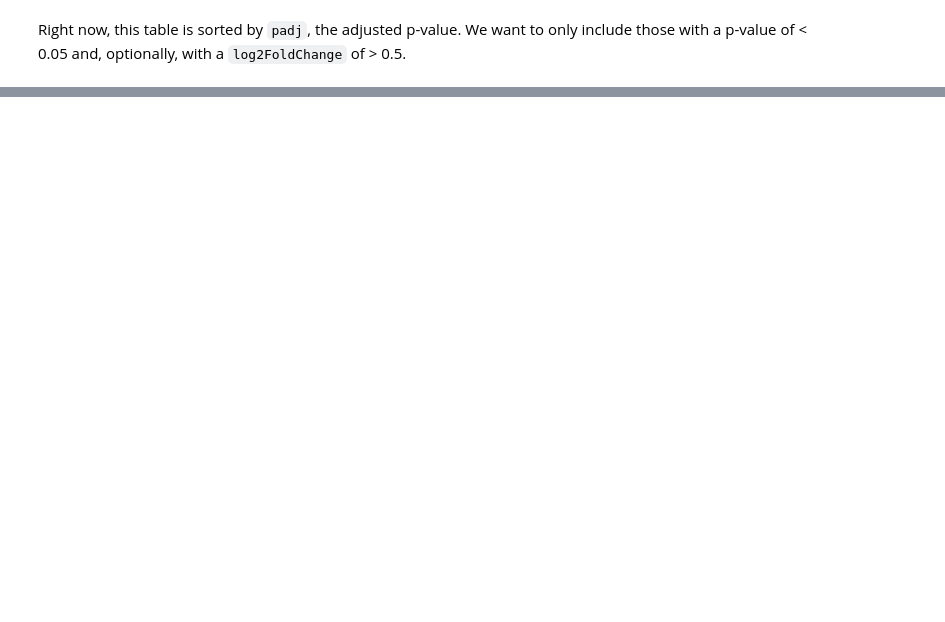
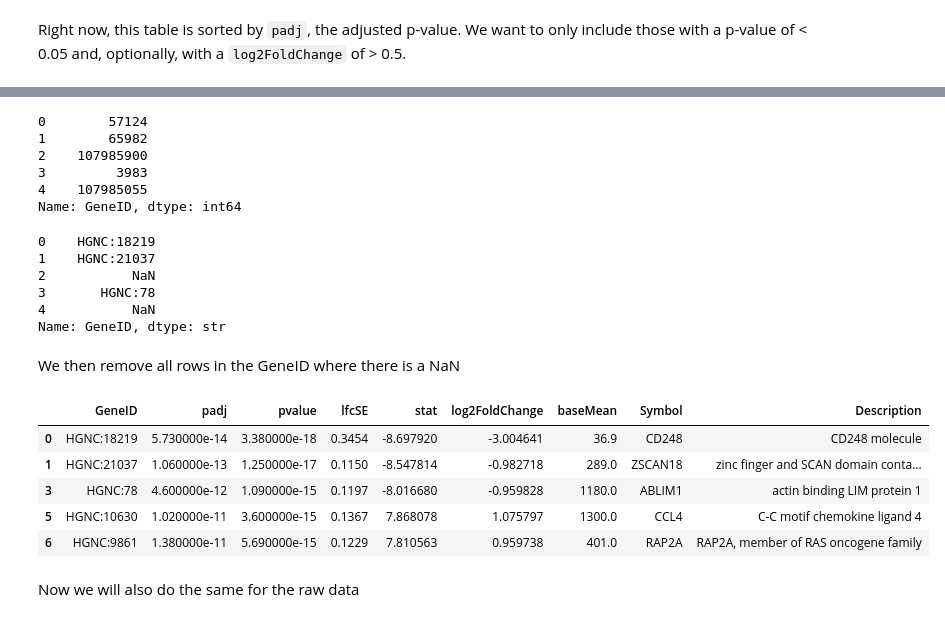
Before and after one commit to DavidosRB/Python-DiCE, a Jupyter notebook: notebooks/example_workflow.ipynb, the cells around one changed output, grey strips where cells are left out. Cells and saved outputs as stored; diff of their text form; code cells hidden in the pictures; blank space fills up the shorter version.

Commit message:
Added mapping of data to HGNC gene IDs to filter raw data using DEA results

```diff
--- a/notebooks/example_workflow.ipynb
+++ b/notebooks/example_workflow.ipynb
@@ -136,29 +139,4 @@ dea_results.head()
 | 4 | 107985055 | 9.270000e-12 | 2.730000e-15 | 0.2245 | 7.902486 | 1.774105 | 23.1 | LOC107985055 | uncharacterized LOC107985055 |
 # %% [markdown]
 Right now, this table is sorted by `padj`, the adjusted p-value. We want to only include those with a p-value of < 0.05 and, optionally, with a `log2FoldChange` of > 0.5.
-# %%
-from typing import Optional
-
-def filter_dea_table(dea_df: pd.DataFrame, pval_threshold: float = 0.05, fc_threshold: Optional[float] = None) -> pd.DataFrame:
-    """Filter a DEA table that is a result of a GEO2R analysis with the given p-value and Fold Change thresholds
-
-    Parameters
-    ----------
-    dea_df : pd.DataFrame
-        The resulting DEA table from the GEO2R analysis, in a Dataframe format
-    pval_threshold : float
-        The threshold for the adjusted p-value - will not keep genes with padj ABOVE this given threshold
-    fc_threshold : float
-        The threshold for the log2FoldChange - will not keep genes with log2FC BELOW this given threshold
-
-    Returns
-    -------
-    pd.DataFrame
-        the resulting filtered DataFrame
-    """
-    dea_df = dea_df[dea_df["padj"] < pval_threshold]
-    if fc_threshold is not None:
-        dea_df = dea_df[dea_df["log2FoldChange"] > fc_threshold]
-
-    return dea_df
 # %%
@@ -176,0 +154,4 @@ dea_filtered_results.head()
+# %%
+from python_dice.preparation import get_gene_id_mappings
+
+gene_id_mappings = get_gene_id_mappings(force_download=False)
@@ -176,0 +166,34 @@ dea_filtered_results.head()
+# %%
+dea_filtered_results["GeneID"].head()
+# %% [output]
+0        57124
+1        65982
+2    107985900
+3         3983
+4    107985055
+Name: GeneID, dtype: int64
+# %%
+dea_filtered_results["GeneID"] = convert_series_to_hgnc(series=dea_filtered_results["GeneID"], gene_id_mappings=gene_id_mappings)
+# %%
+dea_filtered_results["GeneID"].head()
+# %% [output]
+0    HGNC:18219
+1    HGNC:21037
+2           NaN
+3       HGNC:78
+4           NaN
+Name: GeneID, dtype: str
+# %% [markdown]
+We then remove all rows in the GeneID where there is a NaN
+# %%
+dea_filtered_results = dea_filtered_results[dea_filtered_results['GeneID'].notna()]
+dea_filtered_results.head()
+# %% [output]
+|  | GeneID | padj | pvalue | lfcSE | stat | log2FoldChange | baseMean | Symbol | Description |
+| 0 | HGNC:18219 | 5.730000e-14 | 3.380000e-18 | 0.3454 | -8.697920 | -3.004641 | 36.9 | CD248 | CD248 molecule |
+| 1 | HGNC:21037 | 1.060000e-13 | 1.250000e-17 | 0.1150 | -8.547814 | -0.982718 | 289.0 | ZSCAN18 | zinc finger and SCAN domain conta... |
+| 3 | HGNC:78 | 4.600000e-12 | 1.090000e-15 | 0.1197 | -8.016680 | -0.959828 | 1180.0 | ABLIM1 | actin binding LIM protein 1 |
+| 5 | HGNC:10630 | 1.020000e-11 | 3.600000e-15 | 0.1367 | 7.868078 | 1.075797 | 1300.0 | CCL4 | C-C motif chemokine ligand 4 |
+| 6 | HGNC:9861 | 1.380000e-11 | 5.690000e-15 | 0.1229 | 7.810563 | 0.959738 | 401.0 | RAP2A | RAP2A, member of RAS oncogene family |
+# %% [markdown]
+Now we will also do the same for the raw data
```
Also changed, not shown: parts of 20 cells of this notebook.
